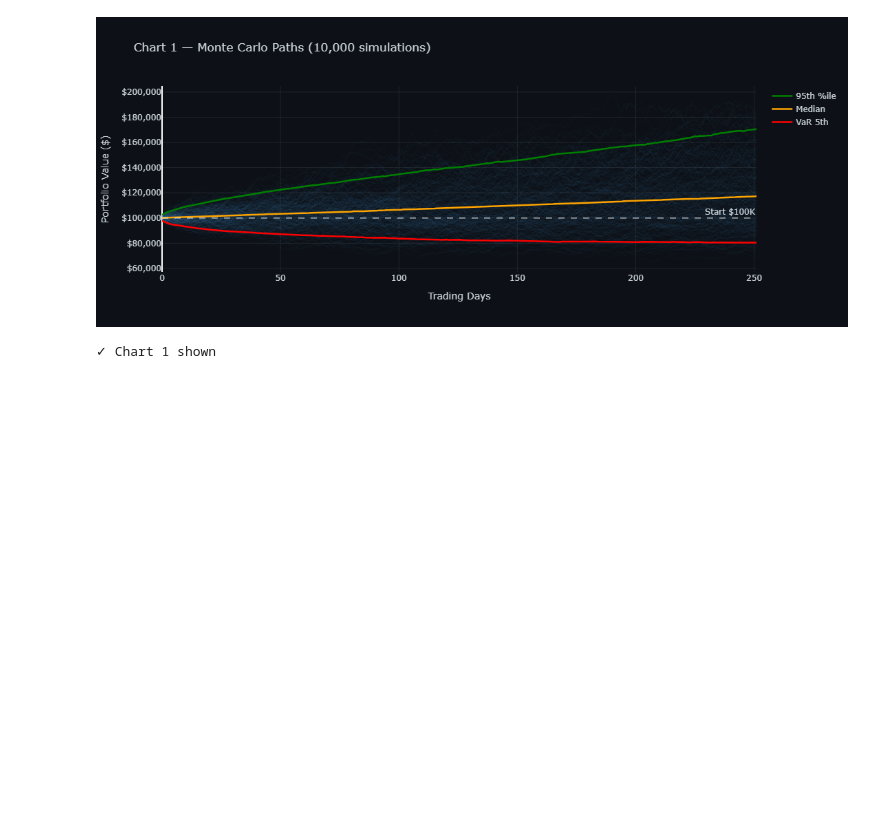
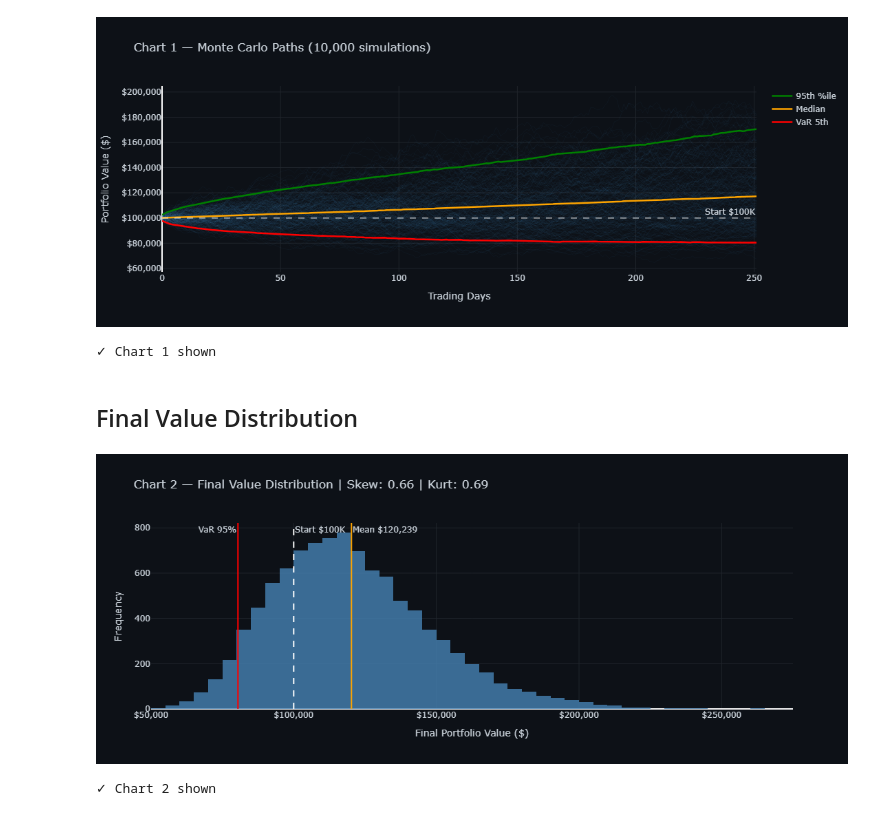
Before and after one commit to anubrata2209/alphapulse-risk-monitor, a Jupyter notebook: visualise.ipynb, the cells around one changed output. Cells and saved outputs as stored; diff of their text form; code cells hidden in the pictures; blank space fills up the shorter version.

Commit message:
added Final Value Distribution

```diff
--- a/visualise.ipynb
+++ b/visualise.ipynb
@@ -107,3 +107,44 @@ print("✓ Chart 1 shown")
 # %% [output]
 [figure]
 ✓ Chart 1 shown
+# %% [markdown]
+## Final Value Distribution
+# %%
+fig2 = go.Figure()
+
+fig2.add_trace(go.Histogram(
+    x=final_vals, nbinsx=80,
+    marker_color="steelblue", opacity=0.8,
+    name="Simulations"))
+
+fig2.add_vline(x=INIT_VAL,
+               line_dash="dash", line_color="white",
+               annotation_text="Start $100K",
+               annotation_position="top right")
+
+fig2.add_vline(x=np.percentile(final_vals, 5),
+               line_color="red", line_width=2,
+               annotation_text="VaR 95%",
+               annotation_position="top left")
+
+fig2.add_vline(x=np.mean(final_vals),
+               line_color="orange", line_width=2,
+               annotation_text=f"Mean ${np.mean(final_vals):,.0f}",
+               annotation_position="top right")
+
+fig2.update_layout(
+    **DARK,
+    title=f"Chart 2 — Final Value Distribution | "
+          f"Skew: {stats.skew(final_vals):.2f} | "
+          f"Kurt: {stats.kurtosis(final_vals):.2f}",
+    height=450,
+    xaxis_title="Final Portfolio Value ($)",
+    yaxis_title="Frequency",
+    xaxis_tickprefix="$",
+    xaxis_tickformat=",")
+
+fig2.show()
+print("✓ Chart 2 shown")
+# %% [output]
+[figure, added]
+✓ Chart 2 shown
```
